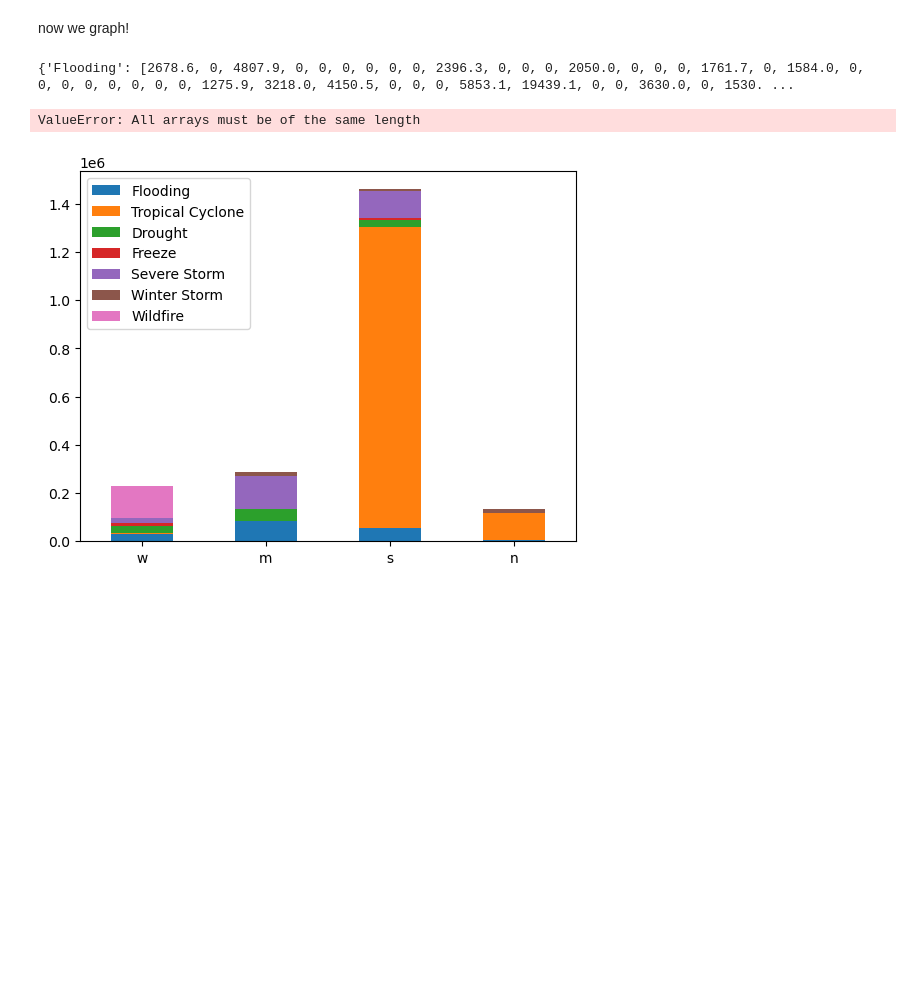
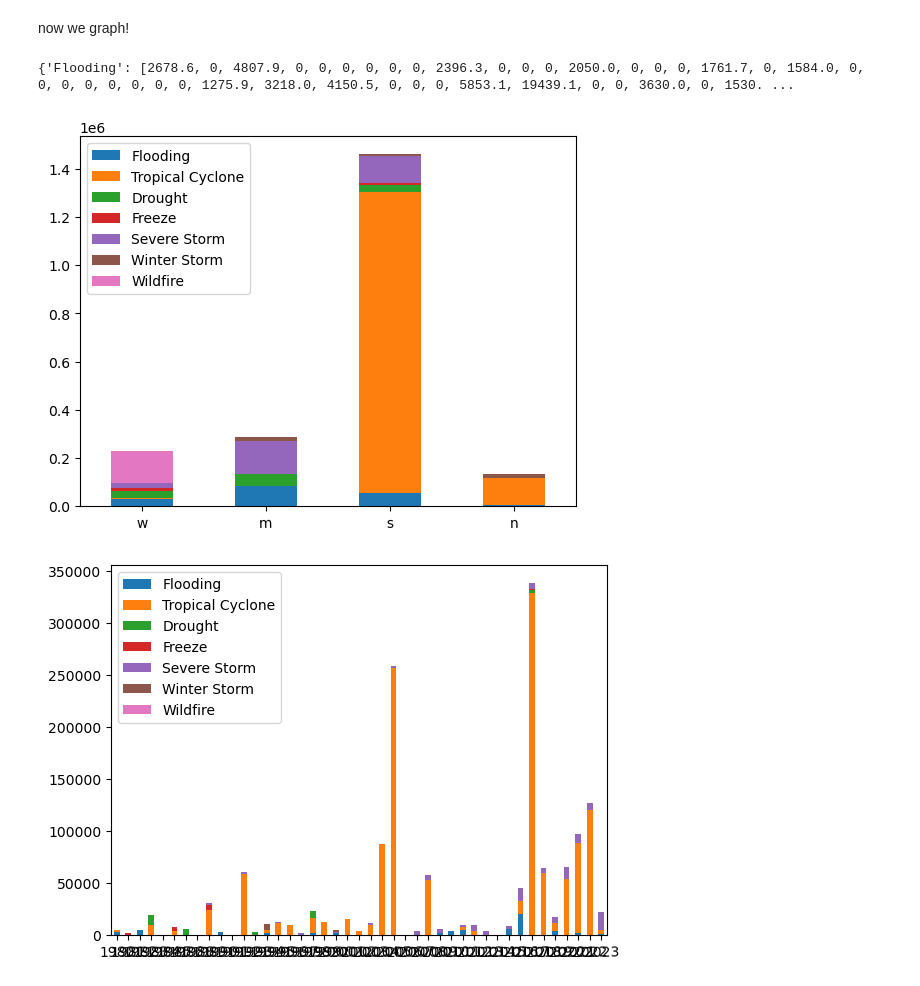
Before and after one commit to itannermahncke/natural_disaster_data_analysis, a Jupyter notebook: comp_essay.ipynb, the cells around one changed output. Cells and saved outputs as stored; diff of their text form; code cells hidden in the pictures; blank space fills up the shorter version.

```diff
--- a/comp_essay.ipynb
+++ b/comp_essay.ipynb
@@ -28,11 +28,11 @@ cost_of_regions, deaths_of_regions = p.organize_regions(region_dict, all_years,
 now we graph!
 # %%
 all_regions_cost = g.plottable_by_region(cost_of_regions,all_disaster_types)
-g.plot_one_region(all_regions_cost)
+g.plot_dataframe(all_regions_cost)
 
 south_cost = g.plottable_by_time(cost_of_regions,"s",all_years)
-g.plot_one_region(south_cost)
+g.plot_dataframe(south_cost)
 # %% [output]
 {'Flooding': [2678.6, 0, 4807.9, 0, 0, 0, 0, 0, 0, 2396.3, 0, 0, 0, 2050.0, 0, 0, 0, 1761.7, 0, 1584.0, 0, 0, 0, 0, 0, 0, 0, 0, 1275.9, 3218.0, 4150.5, 0, 0, 0, 5853.1, 19439.1, 0, 0, 3630.0, 0, 1530. ...
-ValueError: All arrays must be of the same length
 [figure]
+[figure, added]
```
Also changed, not shown: parts of 1 cell of this notebook, 2 other files.
